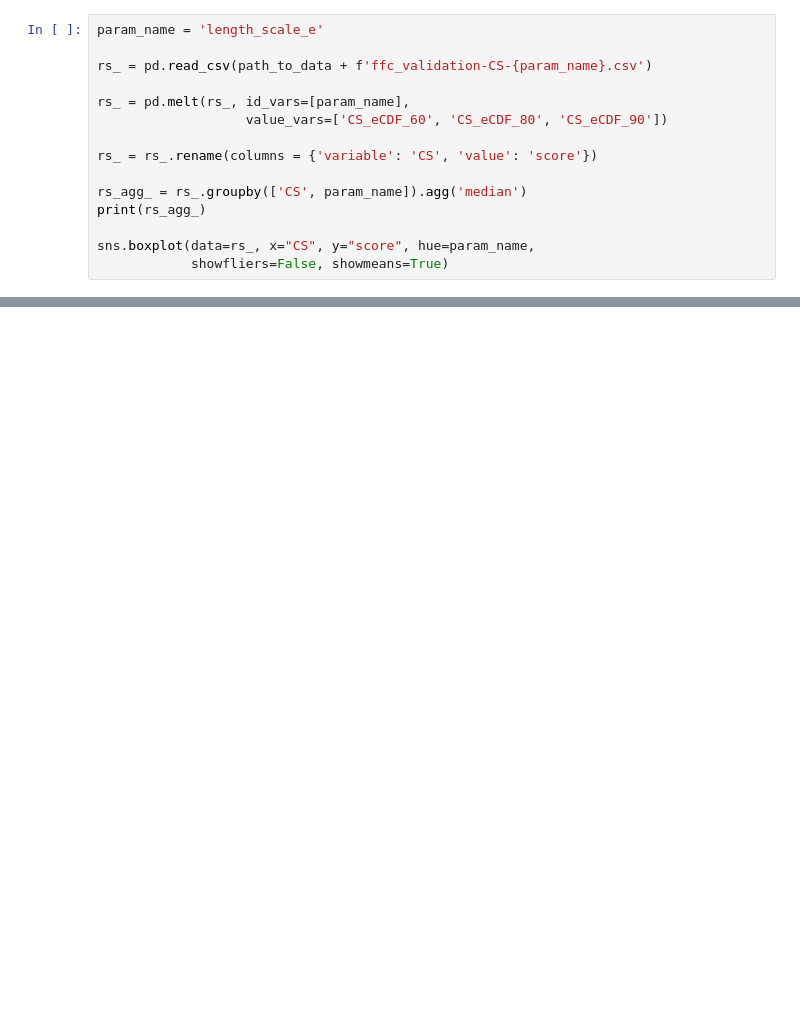
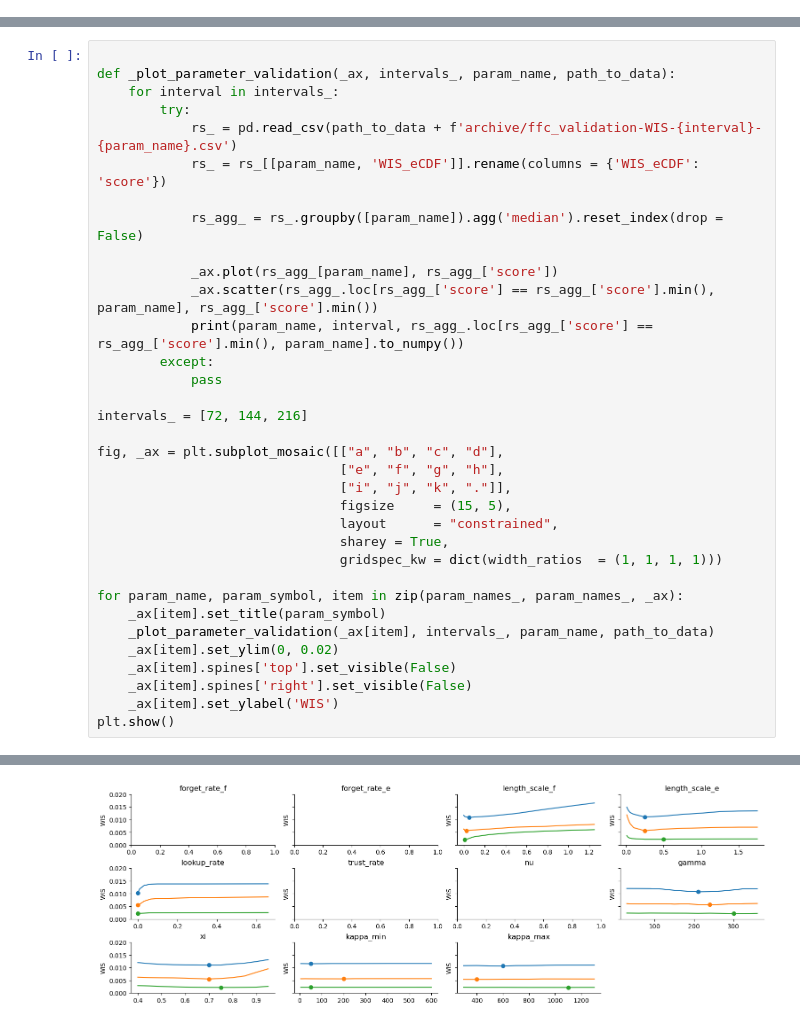
Before and after one commit to gterren/functional_forecast_dynamic_update, a Jupyter notebook: results_analysis.ipynb, the cells around one changed output, grey strips where cells are left out. Drawn from its saved outputs; the diff is of its cells as text; blank space fills up the shorter version.

Commit message:
calibration/test/validation update

```diff
--- a/results_analysis.ipynb
+++ b/results_analysis.ipynb
@@ -425,15 +0,0 @@ WIS_MBD  250        0.020211
-# %%
-param_name = 'length_scale_e'
-
-rs_ = pd.read_csv(path_to_data + f'ffc_validation-CS-{param_name}.csv')
-
-rs_ = pd.melt(rs_, id_vars=[param_name],
-                   value_vars=['CS_eCDF_60', 'CS_eCDF_80', 'CS_eCDF_90'])
-
-rs_ = rs_.rename(columns = {'variable': 'CS', 'value': 'score'})
-
-rs_agg_ = rs_.groupby(['CS', param_name]).agg('median')
-print(rs_agg_)
-
-sns.boxplot(data=rs_, x="CS", y="score", hue=param_name,
-            showfliers=False, showmeans=True)
@@ -459,0 +32,35 @@ CS_eCDF_80 1.000000        0.444444
+# %%
+
+def _plot_parameter_validation(_ax, intervals_, param_name, path_to_data):
+    for interval in intervals_:
+        try:
+            rs_ = pd.read_csv(path_to_data + f'archive/ffc_validation-WIS-{interval}-{param_name}.csv')
+            rs_ = rs_[[param_name, 'WIS_eCDF']].rename(columns = {'WIS_eCDF': 'score'})
+
+            rs_agg_ = rs_.groupby([param_name]).agg('median').reset_index(drop = False)
+
+            _ax.plot(rs_agg_[param_name], rs_agg_['score'])
+            _ax.scatter(rs_agg_.loc[rs_agg_['score'] == rs_agg_['score'].min(), param_name], rs_agg_['score'].min())
+            print(param_name, interval, rs_agg_.loc[rs_agg_['score'] == rs_agg_['score'].min(), param_name].to_numpy())
+        except:
+            pass
+
+intervals_ = [72, 144, 216]
+
+fig, _ax = plt.subplot_mosaic([["a", "b", "c", "d"],
+                               ["e", "f", "g", "h"],
+                               ["i", "j", "k", "."]],
+                               figsize     = (15, 5),
+                               layout      = "constrained",
+                               sharey = True,
+                               gridspec_kw = dict(width_ratios  = (1, 1, 1, 1)))
+
+for param_name, param_symbol, item in zip(param_names_, param_names_, _ax):
+    _ax[item].set_title(param_symbol)
+    _plot_parameter_validation(_ax[item], intervals_, param_name, path_to_data)
+    _ax[item].set_ylim(0, 0.02)
+    _ax[item].spines['top'].set_visible(False)
+    _ax[item].spines['right'].set_visible(False)
+    _ax[item].set_ylabel('WIS')
+plt.show()
+# %% [output]
@@ -459,0 +84 @@ CS_eCDF_80 1.000000        0.444444
+[figure, added]
```
Also changed, not shown: parts of 26 cells of this notebook, 17 other files.
